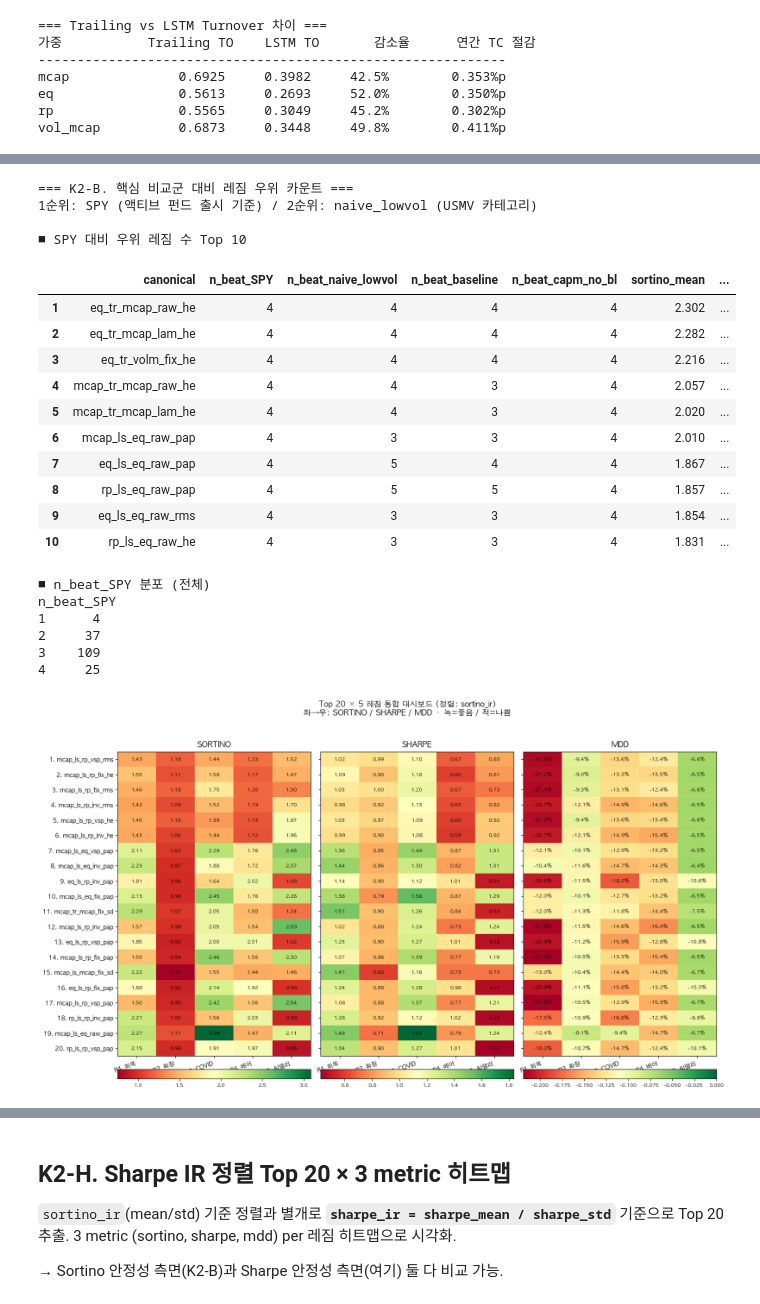
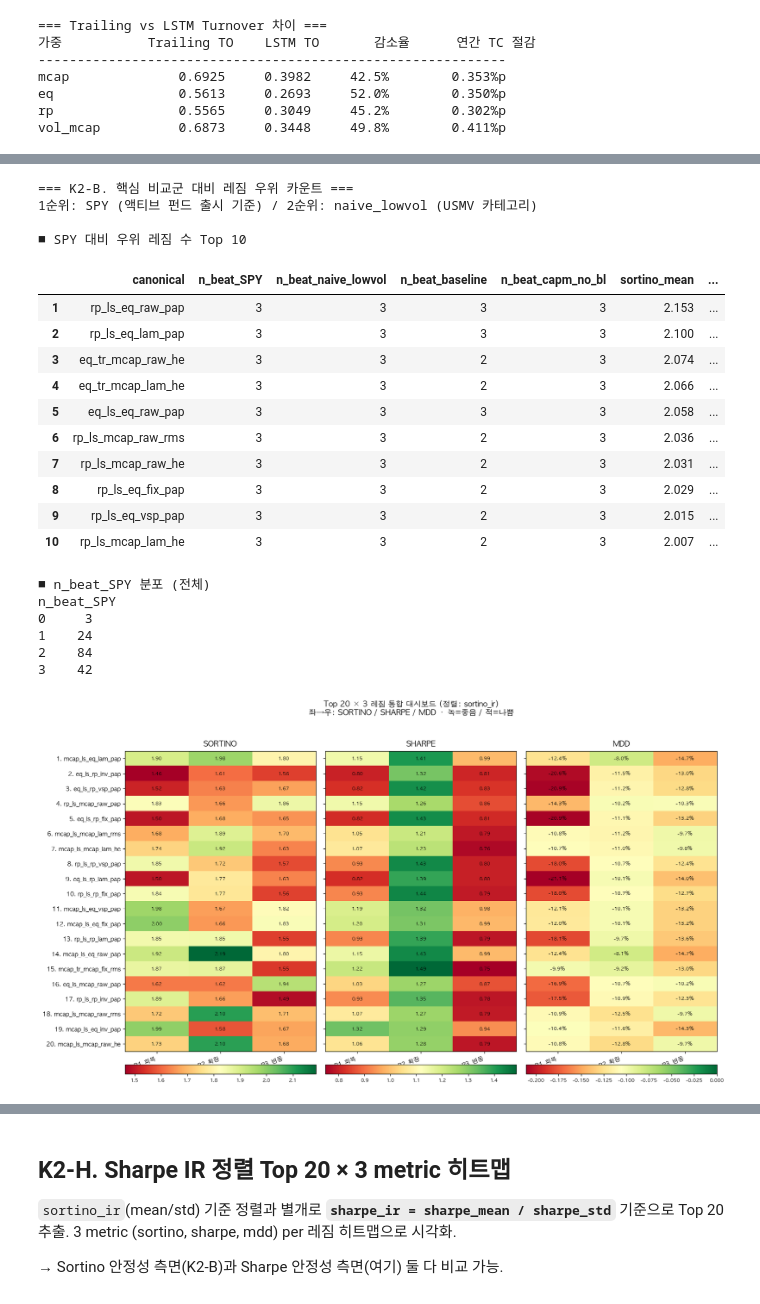
Before and after one commit to sybeom528/low_vol_with_lstm_har_bl, a Jupyter notebook: final/99_analyze.ipynb, the cells around one changed output, grey strips where cells are left out. Cells and saved outputs as stored; diff of their text form; code cells hidden in the pictures.

```diff
--- a/final/99_analyze.ipynb
+++ b/final/99_analyze.ipynb
@@ -931,10 +581,11 @@ import importlib, master_table, analyze_plots
 importlib.reload(master_table); importlib.reload(analyze_plots)
 import numpy as np, pickle
 
-from master_table import build_regime_table, REGIMES_5, regime_metrics
-from analyze_plots import plot_regime_heatmap, regime_winners_table
+from master_table import build_regime_table, REGIMES, regime_metrics
 
-rt = build_regime_table(mt, RESULTS_DIR, rf, regimes=REGIMES_5)
+rt_full = build_regime_table(mt_full, RESULTS_DIR, rf, regimes=REGIMES)
+# Q 민감도 변형 제외 — 모든 분석은 q=0.003 baseline만 사용
+rt = rt_full[~rt_full['name'].str.endswith(('_q55','_q64','_q70'))].copy()
 print(f'레짐 테이블: {len(rt)}개 실험 × {rt.shape[1]}개 컬럼')
 
 # ── 핵심 비교군 4종 5-레짐 종합 메트릭 ─────────────────────────
@@ -947,9 +598,7 @@ def _calc_ref(label, ret_series, rf, regimes):
         mdds.append(m['mdd'])
     rec['sortino_mean']    = round(np.mean(sortinos), 3) if sortinos else np.nan
     rec['sortino_std']     = round(np.std(sortinos),  3) if sortinos else np.nan
-    rec['sortino_min']     = round(np.min(sortinos),  3) if sortinos else np.nan
     rec['mdd_worst']       = round(np.min(mdds),      3) if mdds else np.nan
-    rec['stability_score'] = round(np.mean(sortinos) - np.std(sortinos), 3) if sortinos else np.nan
     return rec
 
 def _load_ret(name):
@@ -961,13 +610,13 @@ capm_no_bl_ret  = _load_ret('capm_no_bl')
 naive_lowvol_ret= _load_ret('naive_lowvol')
 
 ref_rows = [
-    _calc_ref('SPY (시장 패시브)',     spy_ret,          rf, REGIMES_5),
-    _calc_ref('baseline (표준 BL)',   baseline_ret,     rf, REGIMES_5),
-    _calc_ref('capm_no_bl (BL 없음)', capm_no_bl_ret,   rf, REGIMES_5),
-    _calc_ref('naive_lowvol (단순)',  naive_lowvol_ret, rf, REGIMES_5),
+    _calc_ref('SPY (시장 패시브)',     spy_ret,          rf, REGIMES),
+    _calc_ref('baseline (표준 BL)',   baseline_ret,     rf, REGIMES),
+    _calc_ref('capm_no_bl (BL 없음)', capm_no_bl_ret,   rf, REGIMES),
+    _calc_ref('naive_lowvol (단순)',  naive_lowvol_ret, rf, REGIMES),
 ]
 
-view_cols = ['canonical','sortino_min','sortino_mean','sortino_std','mdd_worst','stability_score','sharpe']
+view_cols = ['canonical','sortino_mean','sortino_std','mdd_worst','sharpe']
 
 print('\n■ 핵심 비교군 4종 — 5-레짐 종합')
 display(pd.DataFrame([{k: r.get(k, np.nan) for k in view_cols} for r in ref_rows]).round(3))
@@ -983,7 +632,7 @@ for metric_key, metric_label in [('sortino','Sortino'), ('sharpe','Sharpe'), ('m
     rows = []
     for name, ret in benchmarks_list:
         rec = {'benchmark': name}
-        for lbl, s, e in REGIMES_5:
+        for lbl, s, e in REGIMES:
             v = regime_metrics(ret, rf, s, e)[metric_key]
             rec[lbl] = v if not pd.isna(v) else np.nan
         rows.append(rec)
@@ -994,16 +643,11 @@ for metric_key, metric_label in [('sortino','Sortino'), ('sharpe','Sharpe'), ('m
         display(df_m.round(3))
 
 # ── 4가지 정렬 관점 (각각 Top 5) ─────────────────────────────
-print('\n■ ① sortino_min 정렬 [메인]  (5 레짐 중 가장 나쁜 레짐의 Sortino 최고)')
-display(rt.nlargest(5, 'sortino_min')[view_cols].round(3))
 
-print('\n■ ② sortino_mean 정렬  (5 레짐 평균 Sortino 최고)')
+print('\n■ ① sortino_mean 정렬  (5 레짐 평균 Sortino 최고)')
 display(rt.nlargest(5, 'sortino_mean')[view_cols].round(3))
 
-print('\n■ ③ stability_score 정렬 [보조]  (mean − std)')
-display(rt.nlargest(5, 'stability_score')[view_cols].round(3))
-
-print('\n■ ④ Sortino IR 정렬  (mean / std, 변동 대비 평균)')
+print('\n■ ② Sortino IR 정렬  (mean / std, 변동 대비 평균)')
 rt2 = rt.copy()
 rt2['sortino_ir'] = rt2['sortino_mean'] / rt2['sortino_std'].replace(0, np.nan)
 display(rt2.nlargest(5, 'sortino_ir')[view_cols + ['sortino_ir']].round(3))
@@ -1061,15 +704,16 @@ importlib.reload(master_table); importlib.reload(analyze_plots)
 from analyze_plots import plot_styled_regime_dashboard
 
 # rt가 K1에서 build됐다고 가정. composite_rank 제거되었으니 다시 빌드.
-from master_table import build_regime_table, REGIMES_5
-rt = build_regime_table(mt, RESULTS_DIR, rf, regimes=REGIMES_5)
+from master_table import build_regime_table, REGIMES
+rt = build_regime_table(mt, RESULTS_DIR, rf, regimes=REGIMES)
+
 
 # 비교군 5-레짐 sortino
 print('■ 레짐별 Sortino — 핵심 비교군 4종')
 print(f'{"레짐":<12} {"SPY":>7} {"baseline":>10} {"capm_no_bl":>12} {"naive_low":>11}')
 print('-' * 56)
 bench_sortinos = {'SPY': {}, 'baseline': {}, 'capm_no_bl': {}, 'naive_lowvol': {}}
-for lbl, s, e in REGIMES_5:
+for lbl, s, e in REGIMES:
     sm = regime_metrics(spy_ret,           rf, s, e)['sortino']
     bm = regime_metrics(baseline_ret,      rf, s, e)['sortino']
     cm = regime_metrics(capm_no_bl_ret,    rf, s, e)['sortino']
@@ -1092,7 +736,7 @@ _ = plot_styled_regime_dashboard(
 # 행 매핑 표
 top20 = rt.nlargest(20, 'sortino_ir').reset_index(drop=True); top20.index += 1
 print('\n■ K2-A 행 매핑 (sortino_ir 큰 순)')
-display(top20[['canonical','sortino_ir','sortino_mean','sortino_min','sortino_std','mdd_worst','sharpe']].round(3))
+display(top20[['canonical','sortino_ir','sortino_mean','sortino_std','mdd_worst','sharpe']].round(3))
 
 # ── K2-B. 비교군 우위 카운트 ──────────────────────────────────
 print('\n\n=== K2-B. 핵심 비교군 대비 레짐 우위 카운트 ===')
@@ -1104,7 +748,7 @@ for bname in ['SPY','baseline','capm_no_bl','naive_lowvol']:
     bs = bench_sortinos[bname]
     counts = []
     for _, row in rt_beat.iterrows():
-        n = sum(1 for lbl,_,_ in REGIMES_5
+        n = sum(1 for lbl,_,_ in REGIMES
                 if pd.notna(row[f'sortino_{lbl}']) and pd.notna(bs[lbl]) and row[f'sortino_{lbl}'] > bs[lbl])
         counts.append(n)
     rt_beat[f'n_beat_{bname}'] = counts
@@ -1113,7 +757,7 @@ print('\n■ SPY 대비 우위 레짐 수 Top 10')
 top_beat = rt_beat.sort_values(['n_beat_SPY','sortino_mean'], ascending=[False, False]).head(10).reset_index(drop=True)
 top_beat.index += 1
 display(top_beat[['canonical','n_beat_SPY','n_beat_naive_lowvol','n_beat_baseline','n_beat_capm_no_bl',
-                  'sortino_mean','sortino_min','mdd_worst','sharpe']].round(3))
+                  'sortino_mean','mdd_worst','sharpe']].round(3))
 
 print('\n■ n_beat_SPY 분포 (전체)')
 print(rt_beat['n_beat_SPY'].value_counts().sort_index().to_string())
@@ -1152,22 +794,22 @@ R5_AI랠리         3.57       0.66         3.09        0.85
 === K2-B. 핵심 비교군 대비 레짐 우위 카운트 ===
 1순위: SPY (액티브 펀드 출시 기준) / 2순위: naive_lowvol (USMV 카테고리)
 
 ■ SPY 대비 우위 레짐 수 Top 10
 |  | canonical | n_beat_SPY | n_beat_naive_lowvol | n_beat_baseline | n_beat_capm_no_bl | sortino_mean | ... |
-| 1 | eq_tr_mcap_raw_he | 4 | 4 | 4 | 4 | 2.302 | ... |
-| 2 | eq_tr_mcap_lam_he | 4 | 4 | 4 | 4 | 2.282 | ... |
-| 3 | eq_tr_volm_fix_he | 4 | 4 | 4 | 4 | 2.216 | ... |
-| 4 | mcap_tr_mcap_raw_he | 4 | 4 | 3 | 4 | 2.057 | ... |
-| 5 | mcap_tr_mcap_lam_he | 4 | 4 | 3 | 4 | 2.020 | ... |
-| 6 | mcap_ls_eq_raw_pap | 4 | 3 | 3 | 4 | 2.010 | ... |
-| 7 | eq_ls_eq_raw_pap | 4 | 5 | 4 | 4 | 1.867 | ... |
-| 8 | rp_ls_eq_raw_pap | 4 | 5 | 5 | 4 | 1.857 | ... |
-| 9 | eq_ls_eq_raw_rms | 4 | 3 | 3 | 4 | 1.854 | ... |
-| 10 | rp_ls_eq_raw_he | 4 | 3 | 3 | 4 | 1.831 | ... |
+| 1 | rp_ls_eq_raw_pap | 3 | 3 | 3 | 3 | 2.153 | ... |
+| 2 | rp_ls_eq_lam_pap | 3 | 3 | 3 | 3 | 2.100 | ... |
+| 3 | eq_tr_mcap_raw_he | 3 | 3 | 2 | 3 | 2.074 | ... |
+| 4 | eq_tr_mcap_lam_he | 3 | 3 | 2 | 3 | 2.066 | ... |
+| 5 | eq_ls_eq_raw_pap | 3 | 3 | 3 | 3 | 2.058 | ... |
+| 6 | rp_ls_mcap_raw_rms | 3 | 3 | 2 | 3 | 2.036 | ... |
+| 7 | rp_ls_mcap_raw_he | 3 | 3 | 2 | 3 | 2.031 | ... |
+| 8 | rp_ls_eq_fix_pap | 3 | 3 | 2 | 3 | 2.029 | ... |
+| 9 | rp_ls_eq_vsp_pap | 3 | 3 | 2 | 3 | 2.015 | ... |
+| 10 | rp_ls_mcap_lam_he | 3 | 3 | 2 | 3 | 2.007 | ... |
 ■ n_beat_SPY 분포 (전체)
 n_beat_SPY
-1      4
-2     37
-3    109
-4     25
+0     3
+1    24
+2    84
+3    42
-[figure, old version]
+[figure, new version]
```
Also changed, not shown: parts of 25 cells of this notebook, 23 other files.
